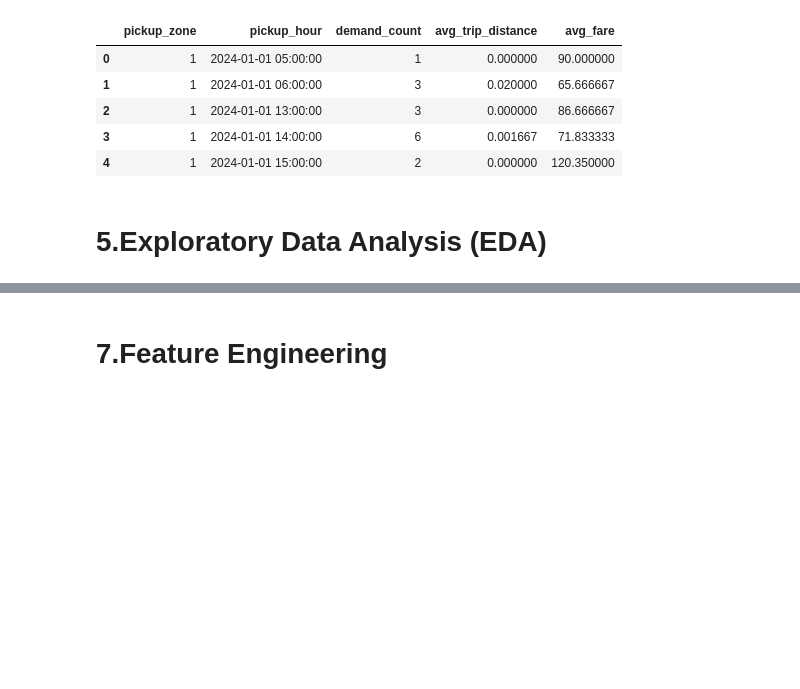
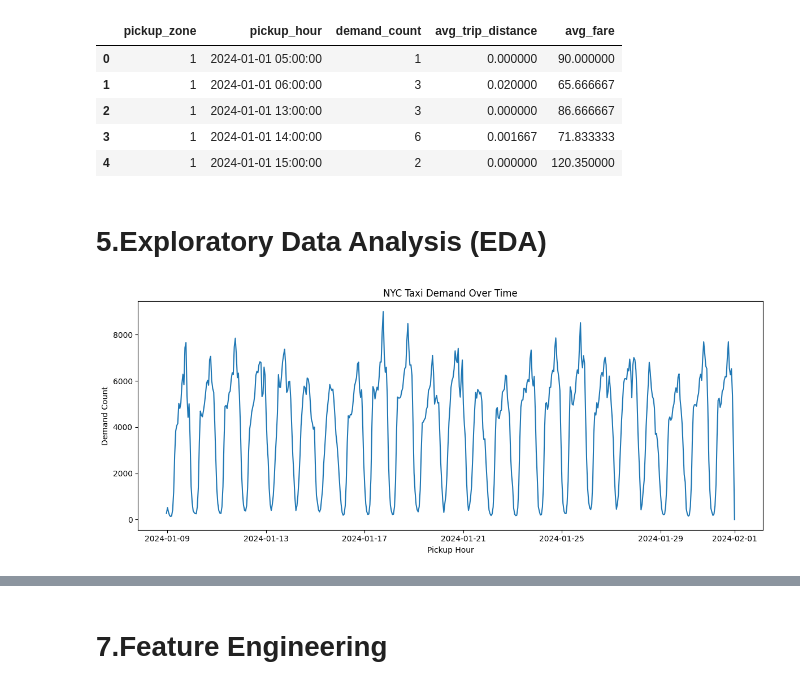
Before and after one commit to abirami2110/nyc-taxi-demand-intelligence, a Jupyter notebook: notebooks/nyc_taxi_end_to_end.ipynb, the cells around one changed output, grey strips where cells are left out. Saved outputs shown, nothing was run; the diff lists cells and outputs as text; code cells hidden in the pictures; blank space fills up the shorter version.

Commit message:
Save notebook outputs for visualization

```diff
--- a/notebooks/nyc_taxi_end_to_end.ipynb
+++ b/notebooks/nyc_taxi_end_to_end.ipynb
@@ -166,13 +166,22 @@ zone_hour_df.head()
 # %%
 #Demand over time
 hourly_demand = zone_hour_df.groupby("pickup_hour")["demand_count"].sum().reset_index()
 
-px.line(
-    hourly_demand,
-    x="pickup_hour",
-    y="demand_count",
-    title="NYC Taxi Demand Over Time"
+plt.figure(figsize=(12,5))
+
+plt.plot(
+    hourly_demand["pickup_hour"],
+    hourly_demand["demand_count"]
 )
+
+plt.title("NYC Taxi Demand Over Time")
+plt.xlabel("Pickup Hour")
+plt.ylabel("Demand Count")
+
+plt.tight_layout()
+plt.show()
+# %% [output]
+[figure, added]
 # %%
 #Demand by hour of day
 zone_hour_df["hour"] = zone_hour_df["pickup_hour"].dt.hour
```
Also changed, not shown: parts of 8 cells of this notebook.
